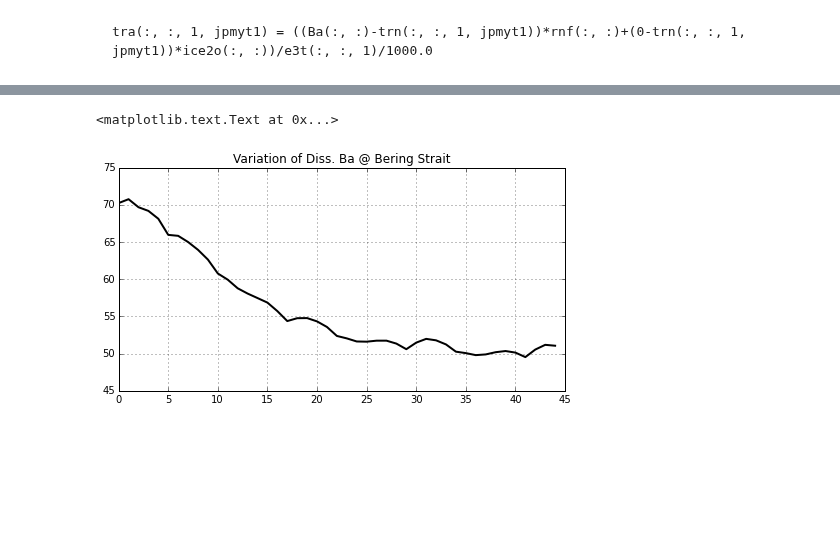
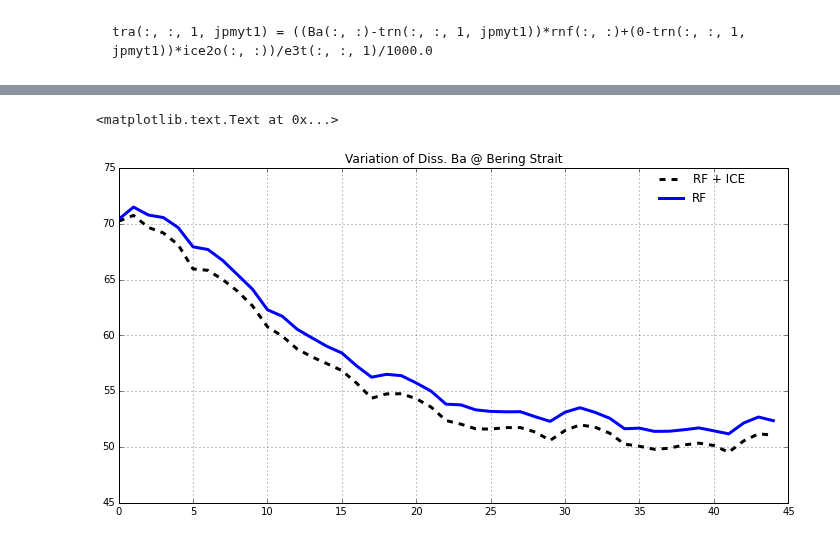
Before and after one commit to UBC-MOAD/analysis-kyle, a Jupyter notebook: notebooks/[Barium] 07 Tracer simulation results.ipynb, the cells around one changed output, grey strips where cells are left out. Drawn from its saved outputs; the diff is of its cells as text; code cells hidden in the pictures; blank space fills up the shorter version.

```diff
--- a/notebooks/[Barium] 07 Tracer simulation results.ipynb
+++ b/notebooks/[Barium] 07 Tracer simulation results.ipynb
@@ -70,0 +46,12 @@ ax.set_title("Modeled diss. Barium pattern after 45 months' run", fontsize=14, y
+# %%
+ptrc_obj = nc.Dataset('_data\\ALL01_1m_00010101_00041001_ptrc_T.nc')
+ptrc_obj2 = nc.Dataset('_data\\RF01_1m_00010101_00041001_ptrc_T.nc')
+#ptrc_obj3 = nc.Dataset('_data\\ICE01_1m_00010101_00041001_ptrc_T.nc')
+Ba=ptrc_obj.variables['Ba'][:]*1e-6
+Ba2=ptrc_obj2.variables['Ba'][:]*1e-6
+#Ba3=ptrc_obj3.variables['Ba'][:]*1e-6
+nav_lat=ptrc_obj.variables['nav_lat'][:]
+nav_lon=ptrc_obj.variables['nav_lon'][:]
+Ba_masked = np.ma.masked_where(((domain==0) | (Ba[44, 0, :, :]==0)), Ba[44, 0, :, :])
+Ba2_masked = np.ma.masked_where(((domain==0) | (Ba2[44, 0, :, :]==0)), Ba2[44, 0, :, :])
+#Ba3_masked = np.ma.masked_where(((domain==0) | (Ba3[44, 0, :, :]==0)), Ba3[44, 0, :, :])
@@ -71,9 +75,13 @@ ax.set_title("Modeled diss. Barium pattern after 45 months' run", fontsize=14, y
+# %%
+BC = Ba[:, 0, 122, 55]
+BC2 = Ba2[:, 0, 122, 55]
 # %%
-BC = Ba[:, 0, 122, 55]
-fig = plt.figure(figsize=(8, 4))
+fig = plt.figure(figsize=(12, 6))
 ax = fig.gca();ax.grid()
-ax.plot(BC, 'k-', lw=2)
+ax.plot(BC, 'k--', lw=3, label='RF + ICE')
+ax.plot(BC2, 'b-', lw=3, label='RF')
+LG = ax.legend(numpoints=1, bbox_to_anchor=(0.8, 1), loc=2, borderaxespad=0.); LG.draw_frame(False)
 ax.set_title('Variation of Diss. Ba @ Bering Strait')
 # %% [output]
 <matplotlib.text.Text at 0x...>
-[figure, old version]
+[figure, new version]
```
Also changed, not shown: parts of 6 cells of this notebook, 1 other file.
